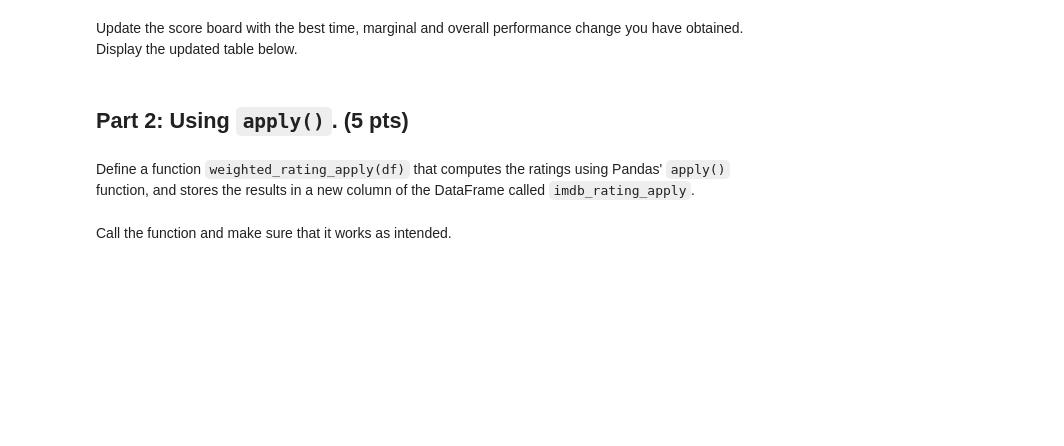
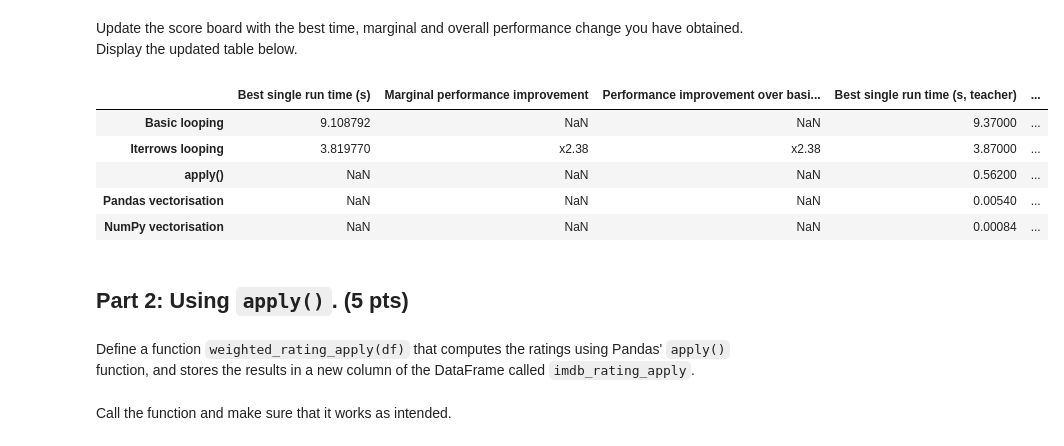
Before and after one commit to HadeelMous/PythonNotes, a Jupyter notebook: Courses/Data_Science/P01.ipynb, the cells around one changed output. Drawn from its saved outputs; the diff is of its cells as text; code cells hidden in the pictures; blank space fills up the shorter version.

```diff
--- a/Courses/Data_Science/P01.ipynb
+++ b/Courses/Data_Science/P01.ipynb
@@ -338,5 +308,37 @@ Best time: 2.1501351830000033
 # %% [markdown]
 Update the score board with the best time, marginal and overall performance change you have obtained. Display the updated table below.
+# %%
+# your code goes here
+from IPython.display import display
+
+def update_score_board(loop_time, previous_time, current_time, method):
+    # calculate updates
+    sing_run = np.round(current_time,5)
+    perf_impr = 'x' + str(np.round(previous_time/current_time,2))
+    perf_impr_loop = 'x' + str(np.round(loop_time/current_time,2))
+    try:
+        # update
+        timings.loc[method,'Best single run time (s)'] = sing_run
+        timings.loc[method,'Marginal performance improvement'] = perf_impr
+        timings.loc[method,'Performance improvement over basic looping'] = perf_impr_loop
+        # display
+        display(timings)
+    except:
+        print(f'NO UPDATE! Check "method" arg')
+        display(timings)
+
+update_score_board(
+    loop_time = basic_time.best,
+    previous_time = basic_time.best,
+    current_time = iterrows_time.best,
+    method = 'Iterrows looping')
+# %% [output]
+|  | Best single run time (s) | Marginal performance improvement | Performance improvement over basi... | Best single run time (s, teacher) | ... |
+| Basic looping | 9.108792 | NaN | NaN | 9.37000 | ... |
+| Iterrows looping | 3.819770 | x2.38 | x2.38 | 3.87000 | ... |
+| apply() | NaN | NaN | NaN | 0.56200 | ... |
+| Pandas vectorisation | NaN | NaN | NaN | 0.00540 | ... |
+| NumPy vectorisation | NaN | NaN | NaN | 0.00084 | ... |
 # %% [markdown]
 ## Part 2: Using `apply()`. (5 pts)
 # %% [markdown]
```
Also changed, not shown: parts of 49 cells of this notebook, 2 other files.
